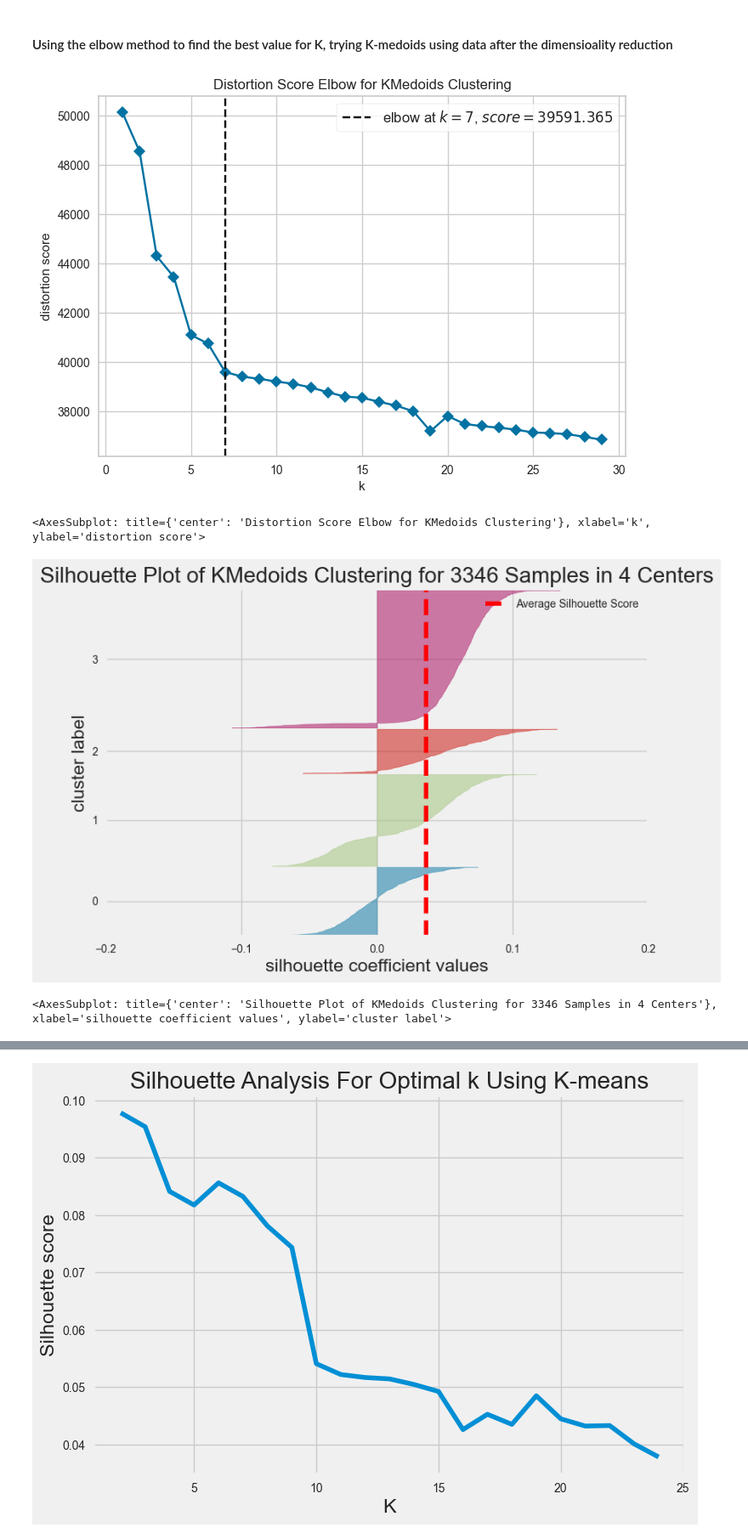
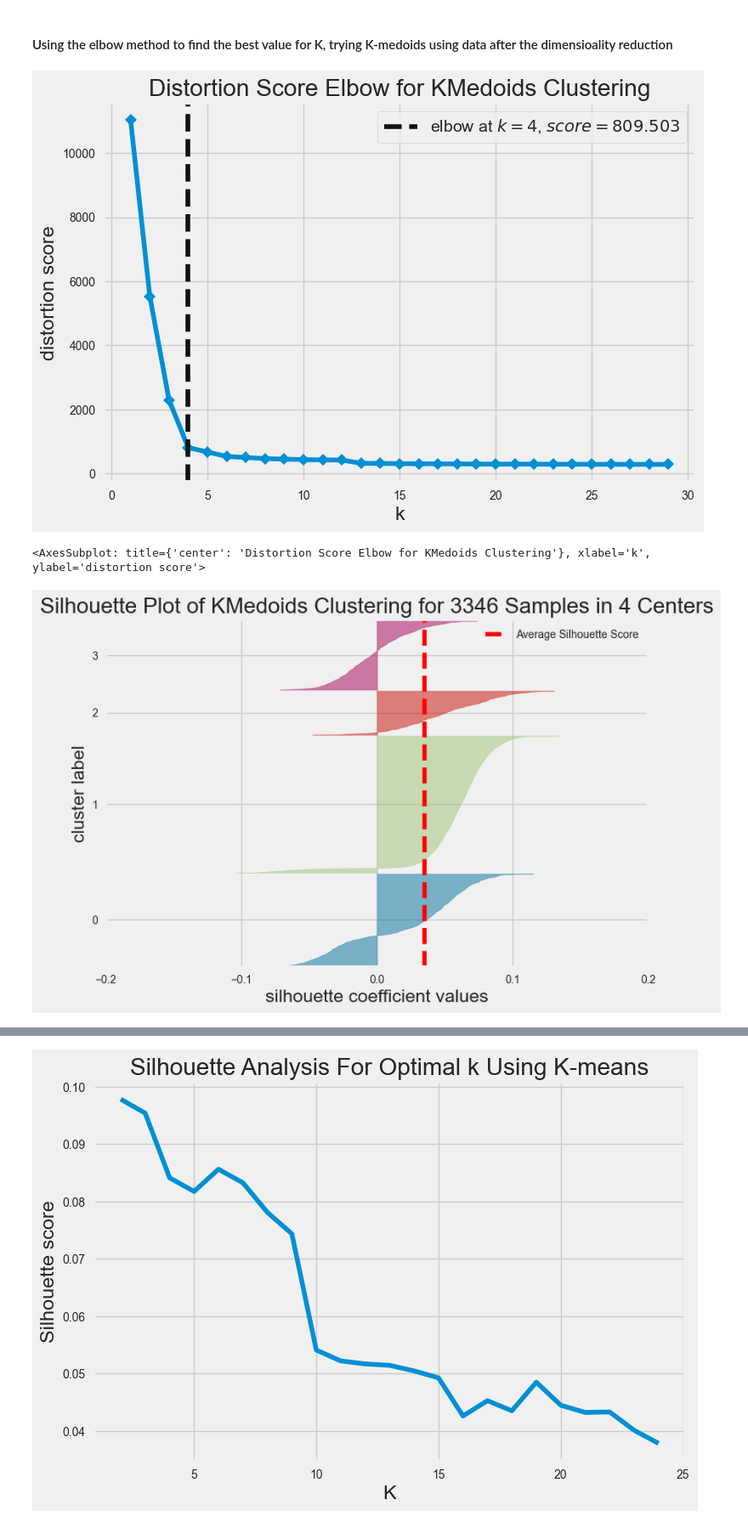
Before and after one commit to mawada-sweis/Clustering-Analysis, a Jupyter notebook: models/Center Based Clusters.ipynb, the cells around one changed output, grey strips where cells are left out. Shown at 85% size. Drawn from its saved outputs; the diff is of its cells as text; code cells hidden in the pictures.

```diff
--- a/models/Center Based Clusters.ipynb
+++ b/models/Center Based Clusters.ipynb
@@ -138,19 +157,19 @@ K_medoids_visualizer_original_data.show()# Finalize and render the figure
 # %%
 # Instantiate the clustering model and visualizer
 K_medoids_model = KMedoids()
 K_medoids_visualizer_reduced_data = KElbowVisualizer(K_medoids_model, k=(1,30), timings=False)
-K_medoids_visualizer_reduced_data.fit(data_75_var)# Fit the data to the visualizer
+K_medoids_visualizer_reduced_data.fit(two_components_df)# Fit the data to the visualizer
 K_medoids_visualizer_reduced_data.show()# Finalize and render the figure
 # %% [output]
-[figure, old version]
+[figure, new version]
 <AxesSubplot: title={'center': 'Distortion Score Elbow for KMedoids Clustering'}, xlabel='k', ylabel='distortion score'>
 # %%
-k_medoids_model_4_centroids = KMedoids(n_clusters = 4)
-visualizer = SilhouetteVisualizer(k_medoids_model_4_centroids, colors='yellowbrick')
-# visualizer.
-visualizer.fit(data)# Fit the data to the visualizer
-visualizer.show()# Finalize and render the figure
+cbc.plot_silhoutte_k_medoids(4, KMedoids, data)
+# k_medoids_model_4_centroids = KMedoids(n_clusters = 4)
+# visualizer = SilhouetteVisualizer(k_medoids_model_4_centroids, colors='yellowbrick')
+# # visualizer.
+# visualizer.fit(data)# Fit the data to the visualizer
+# visualizer.show()# Finalize and render the figure
 # %% [output]
-[figure, old version]
+[figure, new version]
-<AxesSubplot: title={'center': 'Silhouette Plot of KMedoids Clustering for 3346 Samples in 4 Centers'}, xlabel='silhouette coefficient values', ylabel='cluster label'>
 # %%
```
Also changed, not shown: parts of 31 cells of this notebook, 2 other files.
